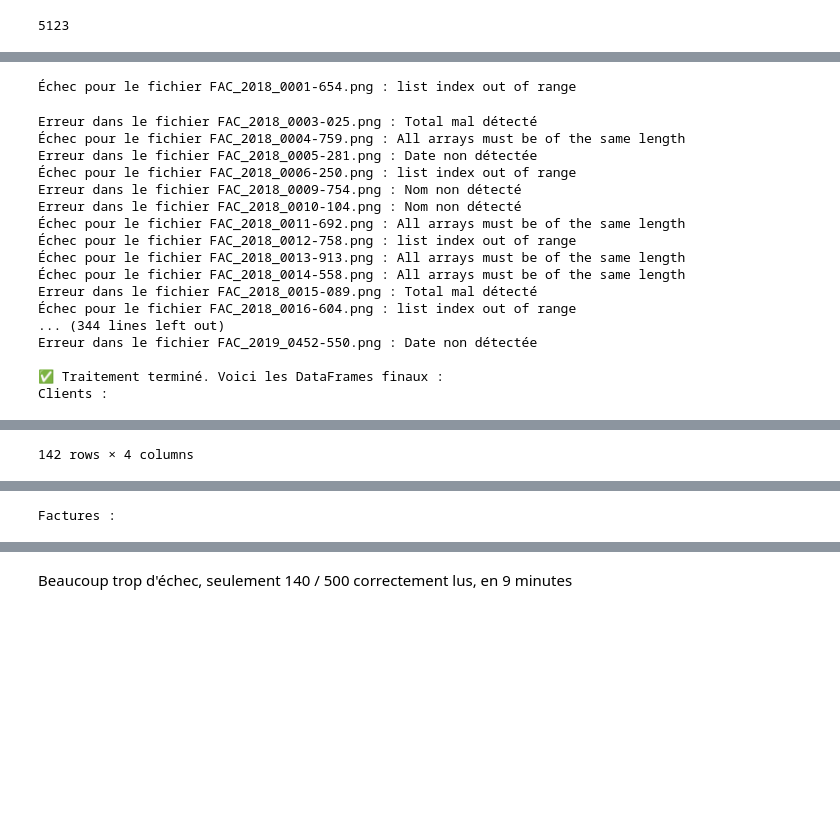
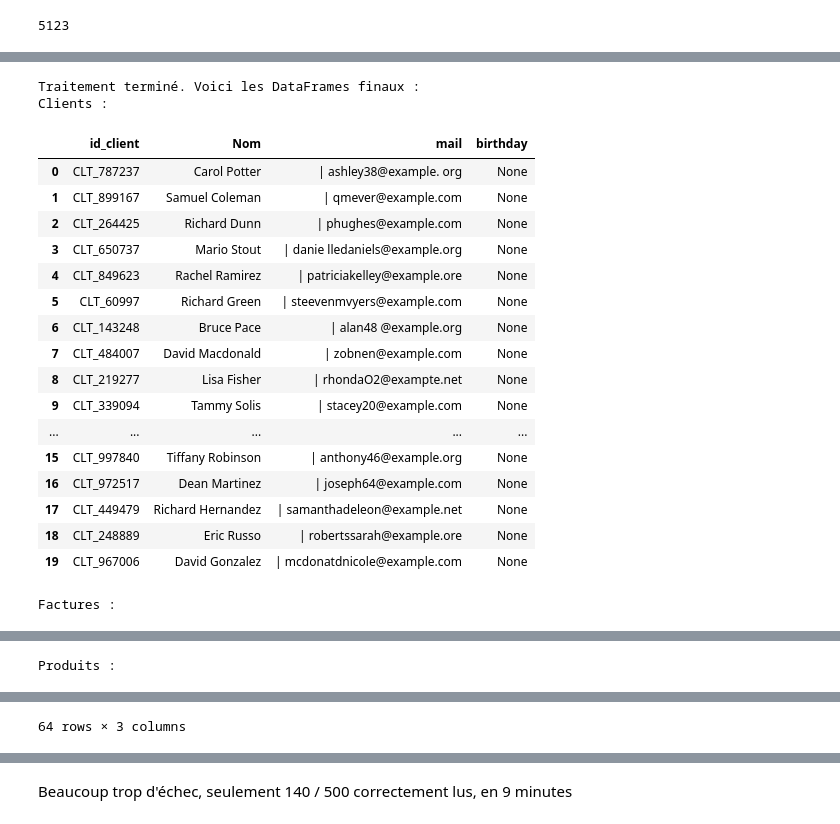
Before and after one commit to MelodyDuplaix/Projet_OCR, a Jupyter notebook: notebooks/extract_data_from_files.ipynb, the cells around one changed output, grey strips where cells are left out. Drawn from its saved outputs; the diff is of its cells as text; code cells hidden in the pictures; blank space fills up the shorter version.

```diff
--- a/notebooks/extract_data_from_files.ipynb
+++ b/notebooks/extract_data_from_files.ipynb
@@ -184,8 +210,8 @@ def extraire_donnees(file):
 
         products = [product for product in extracted_texts["Products"].split('\n') if product != "TOTAL"]
         quantities = [quantity.split("x")[0].strip() for quantity in extracted_texts["Quantities_and_prices"].split('\n')[:-1]]
-        prices = [price.split("x")[1].strip().replace(" Euro", "") for price in extracted_texts["Quantities_and_prices"].split('\n')[:-1]]
-        total = nettoyer_total(extracted_texts["Quantities_and_prices"].split('\n')[-1])
+        prices = [price.split("x")[1].strip().replace(" Euro", "") for price in extracted_texts["Quantities_and_prices"].replace("\n\n", "\n").split('\n')[:-1]]
+        total = extracted_texts["Quantities_and_prices"].split('\n')[-1].replace(" Euro", "")
 
         # Vérification des erreurs
         erreurs = []
@@ -203,7 +229,7 @@ def extraire_donnees(file):
 
         # Génération d'identifiants uniques
         id_client = f"CLT_{hash(nom_client + mail_client) % 10**6}"
-        id_facture = f"FACT_{hash(file) % 10**6}"
+        id_facture = file
 
         # Création des DataFrames temporaires
         df_client = pd.DataFrame([{
@@ -213,74 +239,80 @@ def extraire_donnees(file):
             "birthday": None
         }])
 
-        df_facture = pd.DataFrame([{
-            "id_facture": id_facture,
-            "texte": adresse,
-            "date_facturation": date_facturation
-        }])
+        # DataFrame Facture
+        df_facture = pd.DataFrame({
+            "id_facture": [id_facture],
+            "texte": [adresse],
+            "date_facturation": [date_facturation]
+        })
 
+        products_filtre = [product for product in products if product.strip()]
+        # DataFrame Produit
         df_produit = pd.DataFrame({
-            "Id_produit": [f"PROD_{hash(p) % 10**6}" for p in products],
-            "Nom": products,
+            "Id_produit": [f"PROD_{hash(p.strip().lower()) % 10**6}" for p in products_filtre],
+            "Nom": products_filtre,
             "Prix": prices
         })
 
+        # DataFrame Achat
         df_achat = pd.DataFrame({
-            "Id_produit": [f"PROD_{hash(p) % 10**6}" for p in products],
-            "id_client": [id_client] * len(products),
-            "id_facture": [id_facture] * len(products),
-            "quantité": quantities
+            "Id_produit": [f"PROD_{hash(p.strip().lower()) % 10**6}" for p in products_filtre],
+            "id_client": [id_client] * len(products_filtre),
+            "id_facture": [id_facture] * len(products_filtre),
+            "quantité": [quantity for quantity in quantities if quantity.strip()]
         })
 
         return df_client, df_facture, df_produit, df_achat
 
     except Exception as e:
-        print(f"Échec pour le fichier {file} : {str(e)}")
+        print(f"Échec pour le fichier {file} : {str(e)}\nextraction: {[price.split("x")[0].strip().replace(" Euro", "") for price in extracted_texts["Quantities_and_prices"].replace("\n\n", "\n").split('\n')[:-1] if price.strip() != " " and price.strip() != ""]}\n{[price.split("x")[1].strip().replace(" Euro", "") for price in extracted_texts["Quantities_and_prices"].replace("\n\n", "\n").split('\n')[:-1] if price.strip() != " " and price.strip() != ""]}\n{extracted_texts["Products"].split('\n')}")
         return None
 
 # Boucle sur les 500 premiers fichiers
-for file in all_files[:500]:
+for file in all_files[:20]:
     data = extraire_donnees(file)
 
     if data:
         df_client, df_facture, df_produit, df_achat = data
 
         # Ajout aux DataFrames globaux
         df_clients = pd.concat([df_clients, df_client], ignore_index=True)
         df_factures = pd.concat([df_factures, df_facture], ignore_index=True)
         df_produits = pd.concat([df_produits, df_produit], ignore_index=True)
         df_achats = pd.concat([df_achats, df_achat], ignore_index=True)
 
 # Affichage final des DataFrames après traitement
-print("\n✅ Traitement terminé. Voici les DataFrames finaux :")
+print("\nTraitement terminé. Voici les DataFrames finaux :")
 
 print("Clients :")
 display(df_clients)
 
 print("Factures :")
 display(df_factures)
 
 print("Produits :")
 display(df_produits)
 
 print("Achats :")
 display(df_achats)
 # %% [output]
-Échec pour le fichier FAC_2018_0001-654.png : list index out of range
+Traitement terminé. Voici les DataFrames finaux :
+Clients :
+|  | id_client | Nom | mail | birthday |
+| 0 | CLT_787237 | Carol Potter | | ashley38@example. org | None |
+| 1 | CLT_899167 | Samuel Coleman | | qmever@example.com | None |
+| 2 | CLT_264425 | Richard Dunn | | phughes@example.com | None |
+| 3 | CLT_650737 | Mario Stout | | danie lledaniels@example.org | None |
+| 4 | CLT_849623 | Rachel Ramirez | | patriciakelley@example.ore | None |
+| 5 | CLT_60997 | Richard Green | | steevenmvyers@example.com | None |
+| 6 | CLT_143248 | Bruce Pace | | alan48 @example.org | None |
+| 7 | CLT_484007 | David Macdonald | | zobnen@example.com | None |
+| 8 | CLT_219277 | Lisa Fisher | | rhondaO2@exampte.net | None |
+| 9 | CLT_339094 | Tammy Solis | | stacey20@example.com | None |
+| ... | ... | ... | ... | ... |
+| 15 | CLT_997840 | Tiffany Robinson | | anthony46@example.org | None |
+| 16 | CLT_972517 | Dean Martinez | | joseph64@example.com | None |
+| 17 | CLT_449479 | Richard Hernandez | | samanthadeleon@example.net | None |
+| 18 | CLT_248889 | Eric Russo | | robertssarah@example.ore | None |
+| 19 | CLT_967006 | David Gonzalez | | mcdonatdnicole@example.com | None |
-Erreur dans le fichier FAC_2018_0003-025.png : Total mal détecté
-Échec pour le fichier FAC_2018_0004-759.png : All arrays must be of the same length
-Erreur dans le fichier FAC_2018_0005-281.png : Date non détectée
-Échec pour le fichier FAC_2018_0006-250.png : list index out of range
-Erreur dans le fichier FAC_2018_0009-754.png : Nom non détecté
-Erreur dans le fichier FAC_2018_0010-104.png : Nom non détecté
-Échec pour le fichier FAC_2018_0011-692.png : All arrays must be of the same length
-Échec pour le fichier FAC_2018_0012-758.png : list index out of range
-Échec pour le fichier FAC_2018_0013-913.png : All arrays must be of the same length
-Échec pour le fichier FAC_2018_0014-558.png : All arrays must be of the same length
-Erreur dans le fichier FAC_2018_0015-089.png : Total mal détecté
-Échec pour le fichier FAC_2018_0016-604.png : list index out of range
-... (344 lines left out)
-Erreur dans le fichier FAC_2019_0452-550.png : Date non détectée
-
-✅ Traitement terminé. Voici les DataFrames finaux :
-Clients :
+Factures :
@@ -299 +336 @@ Clients :
-142 rows × 4 columns
+Produits :
@@ -300 +349 @@ Clients :
-Factures :
+64 rows × 3 columns
```
Also changed, not shown: parts of 4 cells of this notebook, 1 other file.
